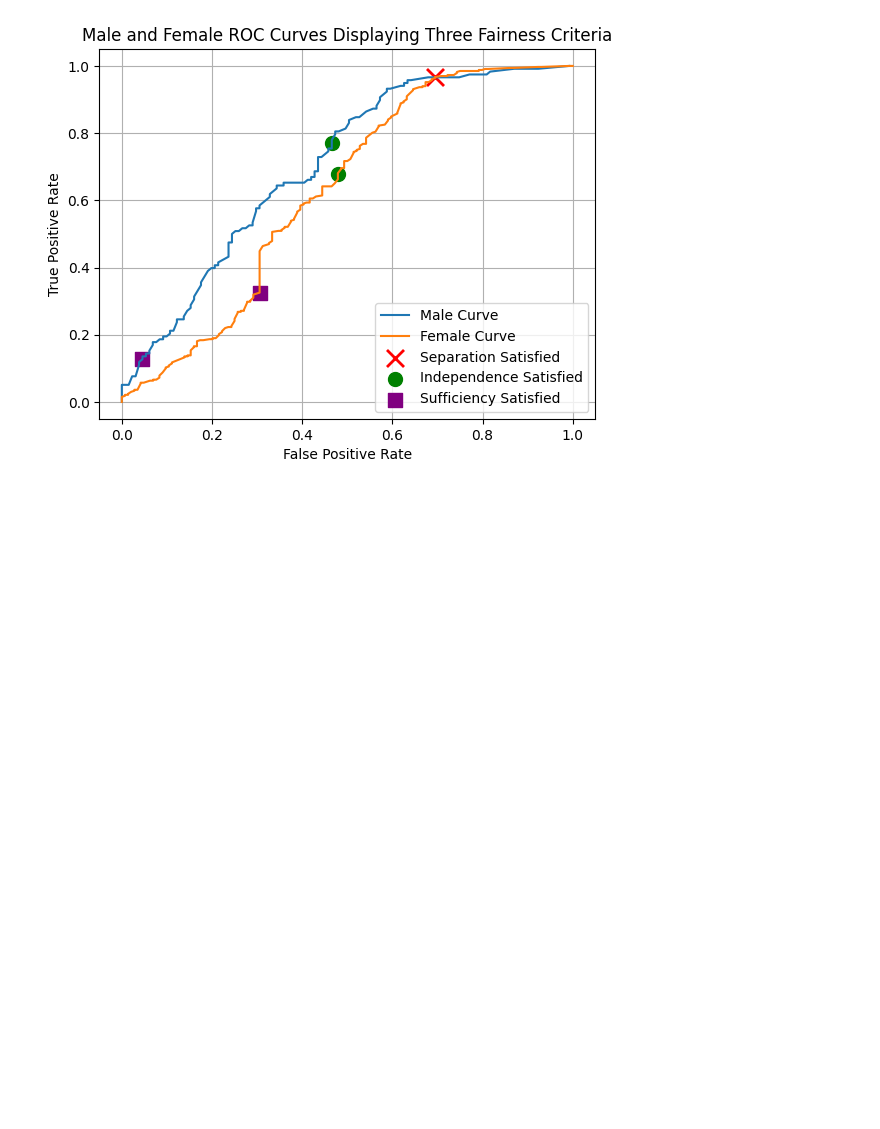
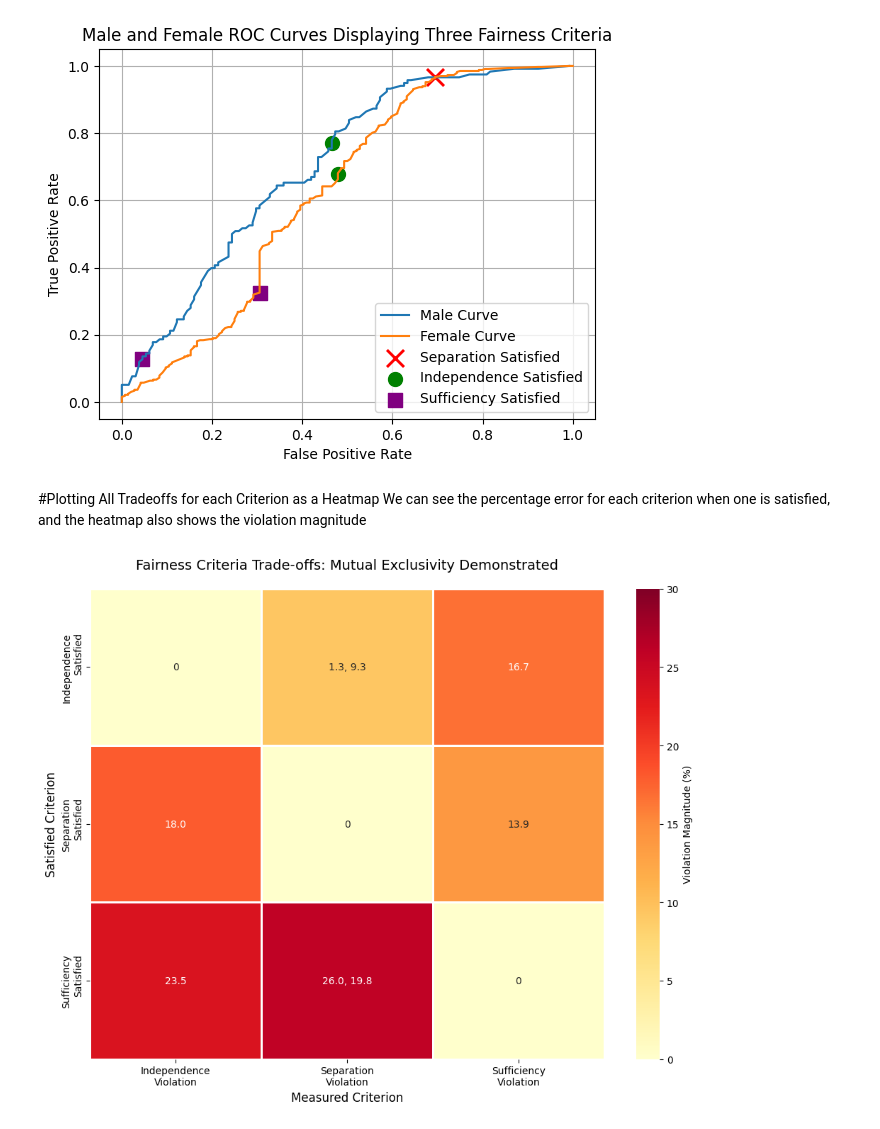
Before and after one commit to githubkshav/StudentPerformance, a Jupyter notebook: StudentPerformance.ipynb, the cells around one changed output. Drawn from its saved outputs; the diff is of its cells as text; code cells hidden in the pictures; blank space fills up the shorter version.

Commit message:
Added figures

```diff
--- a/StudentPerformance.ipynb
+++ b/StudentPerformance.ipynb
@@ -375,3 +414,48 @@ plt.grid()
 plt.show()
 # %% [output]
 [figure]
+# %% [markdown]
+#Plotting All Tradeoffs for each Criterion as a Heatmap
+We can see the percentage error for each criterion when one is satisfied, and the heatmap also shows the violation magnitude
+# %%
+# Create annotations matrix with all values
+# Using strings to display multiple values where applicable
+annotations = np.array([
+    ['0',      '1.3, 9.3',   '16.7'],   # When Independence satisfied
+    ['18.0',   '0',          '13.9'],   # When Separation satisfied
+    ['23.5',   '26.0, 19.8', '0']       # When Sufficiency satisfied
+])
+
+# For the numerical heatmap coloring, use max values
+data = np.array([
+    [0,      9.3,   16.7],   # When Independence satisfied
+    [18.0,   0,     13.9],   # When Separation satisfied
+    [23.5,   26.0,  0]       # When Sufficiency satisfied
+])
+
+# Labels
+criteria = ['Independence\nSatisfied', 'Separation\nSatisfied', 'Sufficiency\nSatisfied']
+violations = ['Independence\nViolation', 'Separation\nViolation', 'Sufficiency\nViolation']
+
+# Create the heatmap
+plt.figure(figsize=(10, 8))
+ax = sns.heatmap(data,
+                 annot=annotations,
+                 fmt='',
+                 cmap='YlOrRd',
+                 xticklabels=violations,
+                 yticklabels=criteria,
+                 cbar_kws={'label': 'Violation Magnitude (%)'},
+                 linewidths=2,
+                 linecolor='white',
+                 vmin=0,
+                 vmax=30)
+
+plt.title('Fairness Criteria Trade-offs: Mutual Exclusivity Demonstrated',
+          fontsize=14, pad=20)
+plt.xlabel('Measured Criterion', fontsize=12)
+plt.ylabel('Satisfied Criterion', fontsize=12)
+plt.tight_layout()
+plt.show()
+# %% [output]
+[figure, added]
```
Also changed, not shown: parts of 41 cells of this notebook, 2 other files.
